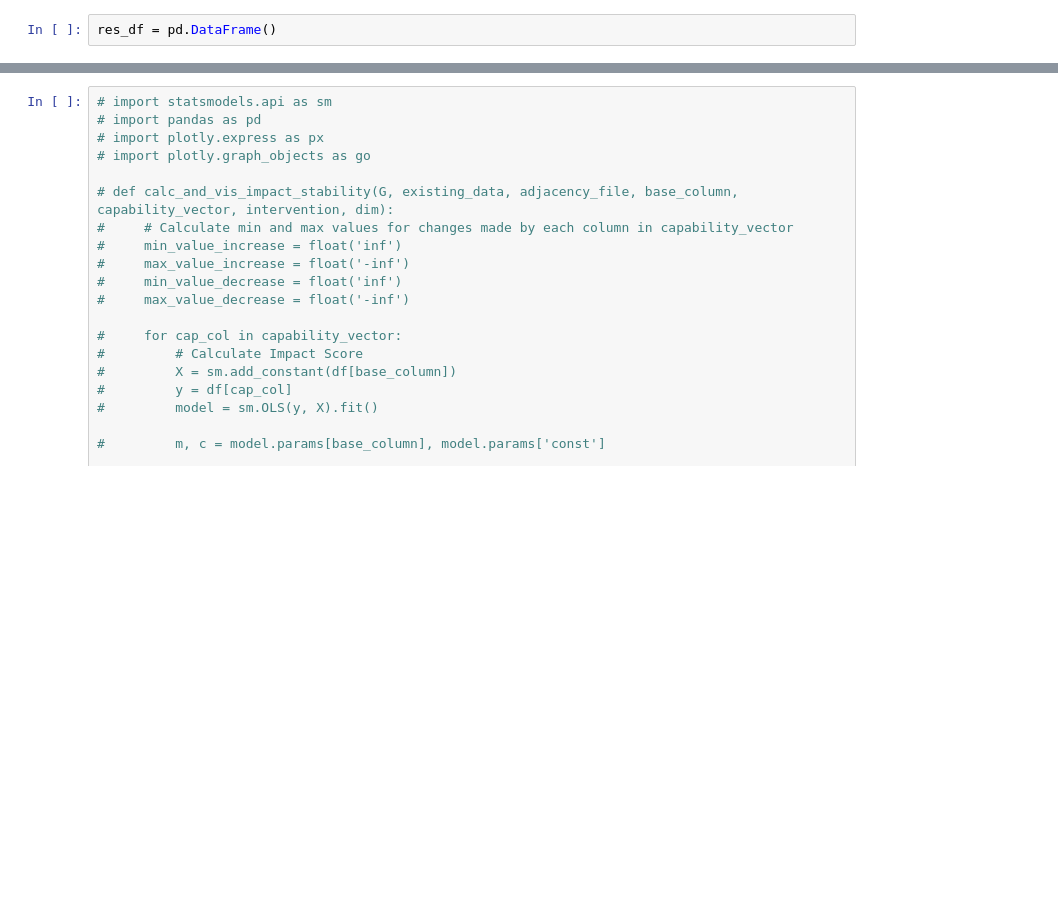
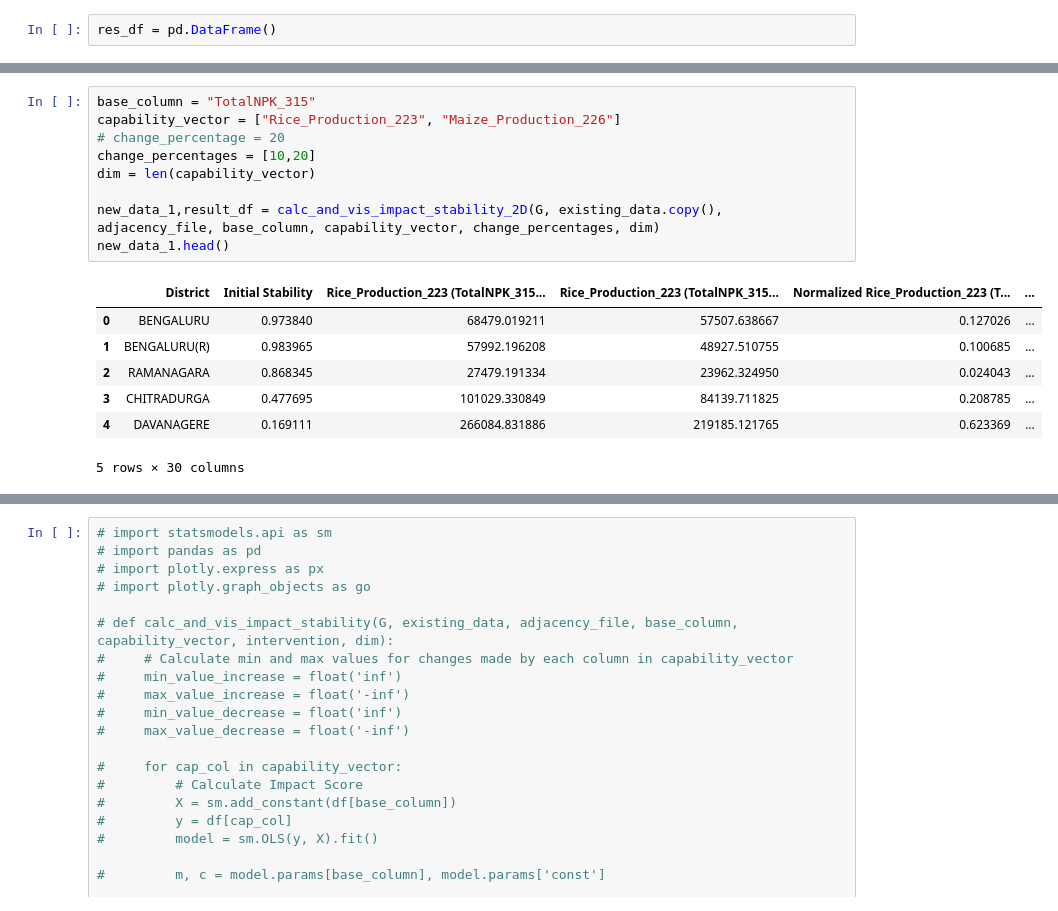
Before and after one commit to Manish3693/WSL_PSS, a Jupyter notebook: PE_1.ipynb, the cells around one changed output, grey strips where cells are left out. Cells and saved outputs as stored; diff of their text form; blank space fills up the shorter version.

```diff
--- a/PE_1.ipynb
+++ b/PE_1.ipynb
@@ -642,3 +978,20 @@ res_df = pd.DataFrame()
+# %%
+base_column = "TotalNPK_315"
+capability_vector = ["Rice_Production_223", "Maize_Production_226"]
+# change_percentage = 20
+change_percentages = [10,20]
+dim = len(capability_vector)
+
+new_data_1,result_df = calc_and_vis_impact_stability_2D(G, existing_data.copy(), adjacency_file, base_column, capability_vector, change_percentages, dim)
+new_data_1.head()
+# %% [output]
+|  | District | Initial Stability | Rice_Production_223 (TotalNPK_315... | Rice_Production_223 (TotalNPK_315... | Normalized Rice_Production_223 (T... | ... |
+| 0 | BENGALURU | 0.973840 | 68479.019211 | 57507.638667 | 0.127026 | ... |
+| 1 | BENGALURU(R) | 0.983965 | 57992.196208 | 48927.510755 | 0.100685 | ... |
+| 2 | RAMANAGARA | 0.868345 | 27479.191334 | 23962.324950 | 0.024043 | ... |
+| 3 | CHITRADURGA | 0.477695 | 101029.330849 | 84139.711825 | 0.208785 | ... |
+| 4 | DAVANAGERE | 0.169111 | 266084.831886 | 219185.121765 | 0.623369 | ... |
+5 rows × 30 columns
 # %%
 import statsmodels.api as sm
 import pandas as pd
```
Also changed, not shown: parts of 32 cells of this notebook, 9 other files.
